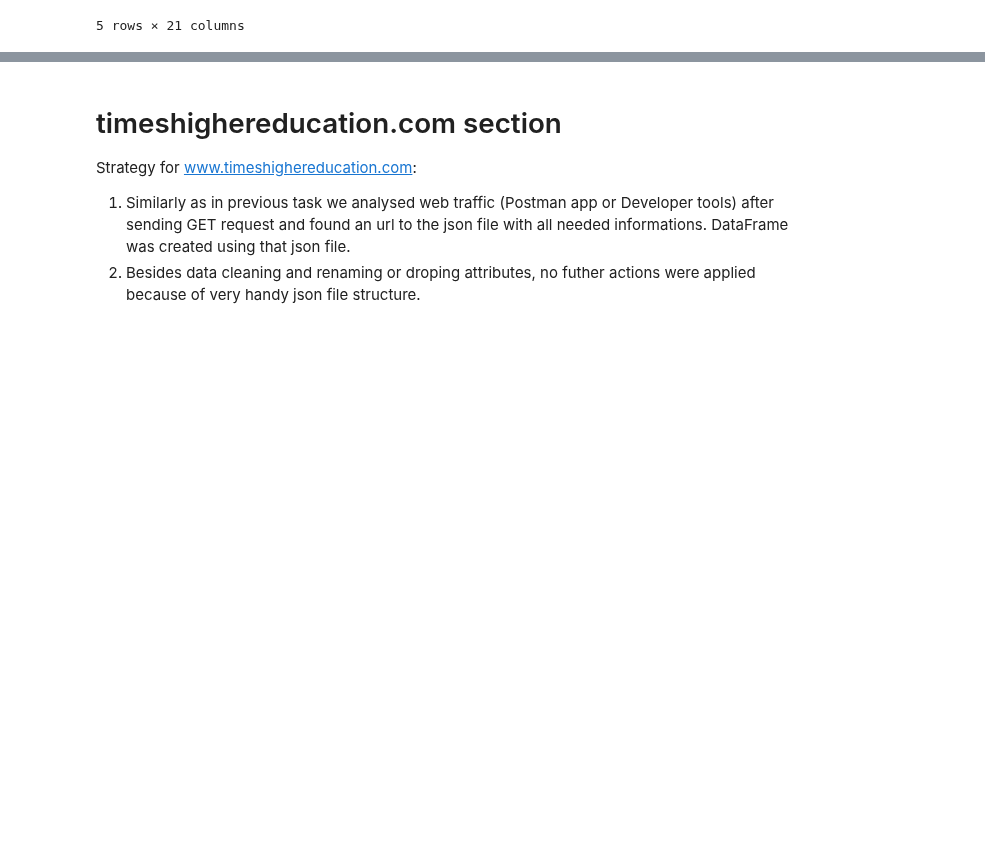
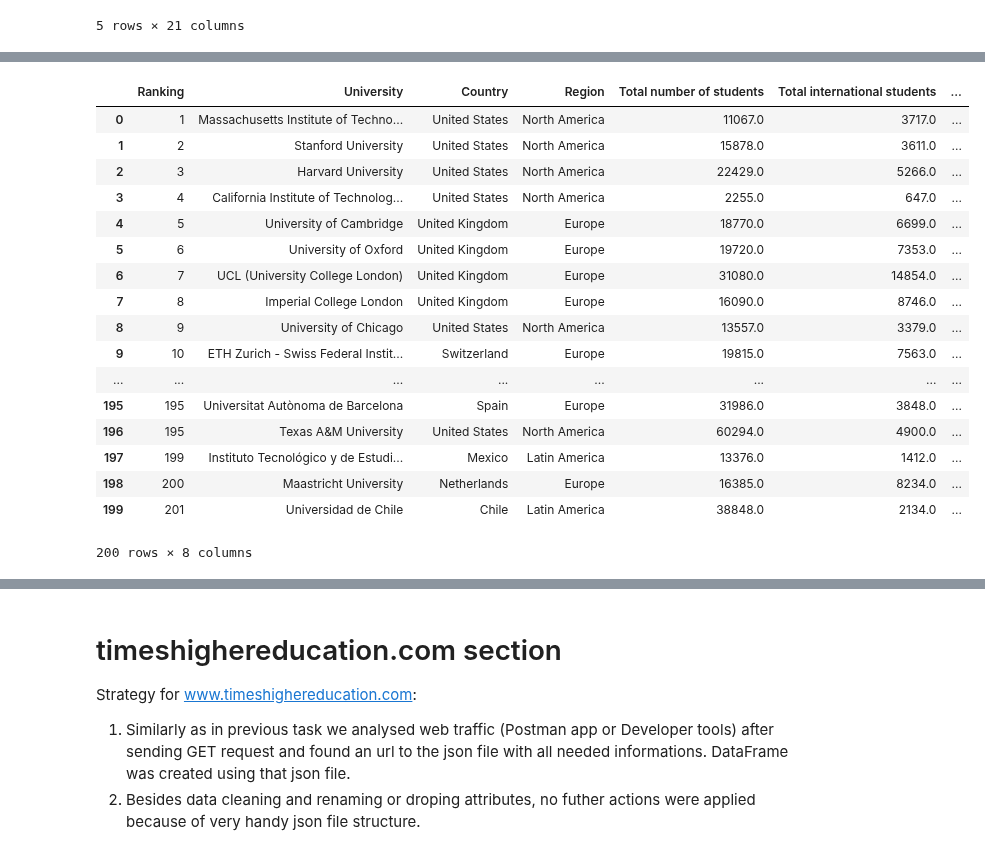
Before and after one commit to adamkozak/ADA2017-project, a Jupyter notebook: Homework/02 - Data from the Web/Homework 2.ipynb, the cells around one changed output, grey strips where cells are left out. Drawn from its saved outputs; the diff is of its cells as text; code cells hidden in the pictures; blank space fills up the shorter version.

```diff
--- a/Homework/02 - Data from the Web/Homework 2.ipynb
+++ b/Homework/02 - Data from the Web/Homework 2.ipynb
@@ -88,0 +135,24 @@ Total['Rank TU'] = Total['Rank TU'].str.replace("=", "")
+# %%
+#Create a table with only the data we will use for the analysis
+
+Analysis_df=Total[['Ranking','University', 'Country', 'Region', 'Total number of students', 'Total international students', 'Total faculty members', 'International faculty members']]
+Analysis_df
+# %% [output]
+|  | Ranking | University | Country | Region | Total number of students | Total international students | ... |
+| 0 | 1 | Massachusetts Institute of Techno... | United States | North America | 11067.0 | 3717.0 | ... |
+| 1 | 2 | Stanford University | United States | North America | 15878.0 | 3611.0 | ... |
+| 2 | 3 | Harvard University | United States | North America | 22429.0 | 5266.0 | ... |
+| 3 | 4 | California Institute of Technolog... | United States | North America | 2255.0 | 647.0 | ... |
+| 4 | 5 | University of Cambridge | United Kingdom | Europe | 18770.0 | 6699.0 | ... |
+| 5 | 6 | University of Oxford | United Kingdom | Europe | 19720.0 | 7353.0 | ... |
+| 6 | 7 | UCL (University College London) | United Kingdom | Europe | 31080.0 | 14854.0 | ... |
+| 7 | 8 | Imperial College London | United Kingdom | Europe | 16090.0 | 8746.0 | ... |
+| 8 | 9 | University of Chicago | United States | North America | 13557.0 | 3379.0 | ... |
+| 9 | 10 | ETH Zurich - Swiss Federal Instit... | Switzerland | Europe | 19815.0 | 7563.0 | ... |
+| ... | ... | ... | ... | ... | ... | ... | ... |
+| 195 | 195 | Universitat Autònoma de Barcelona | Spain | Europe | 31986.0 | 3848.0 | ... |
+| 196 | 195 | Texas A&M University | United States | North America | 60294.0 | 4900.0 | ... |
+| 197 | 199 | Instituto Tecnológico y de Estudi... | Mexico | Latin America | 13376.0 | 1412.0 | ... |
+| 198 | 200 | Maastricht University | Netherlands | Europe | 16385.0 | 8234.0 | ... |
+| 199 | 201 | Universidad de Chile | Chile | Latin America | 38848.0 | 2134.0 | ... |
+200 rows × 8 columns
```
Also changed, not shown: parts of 15 cells of this notebook.
